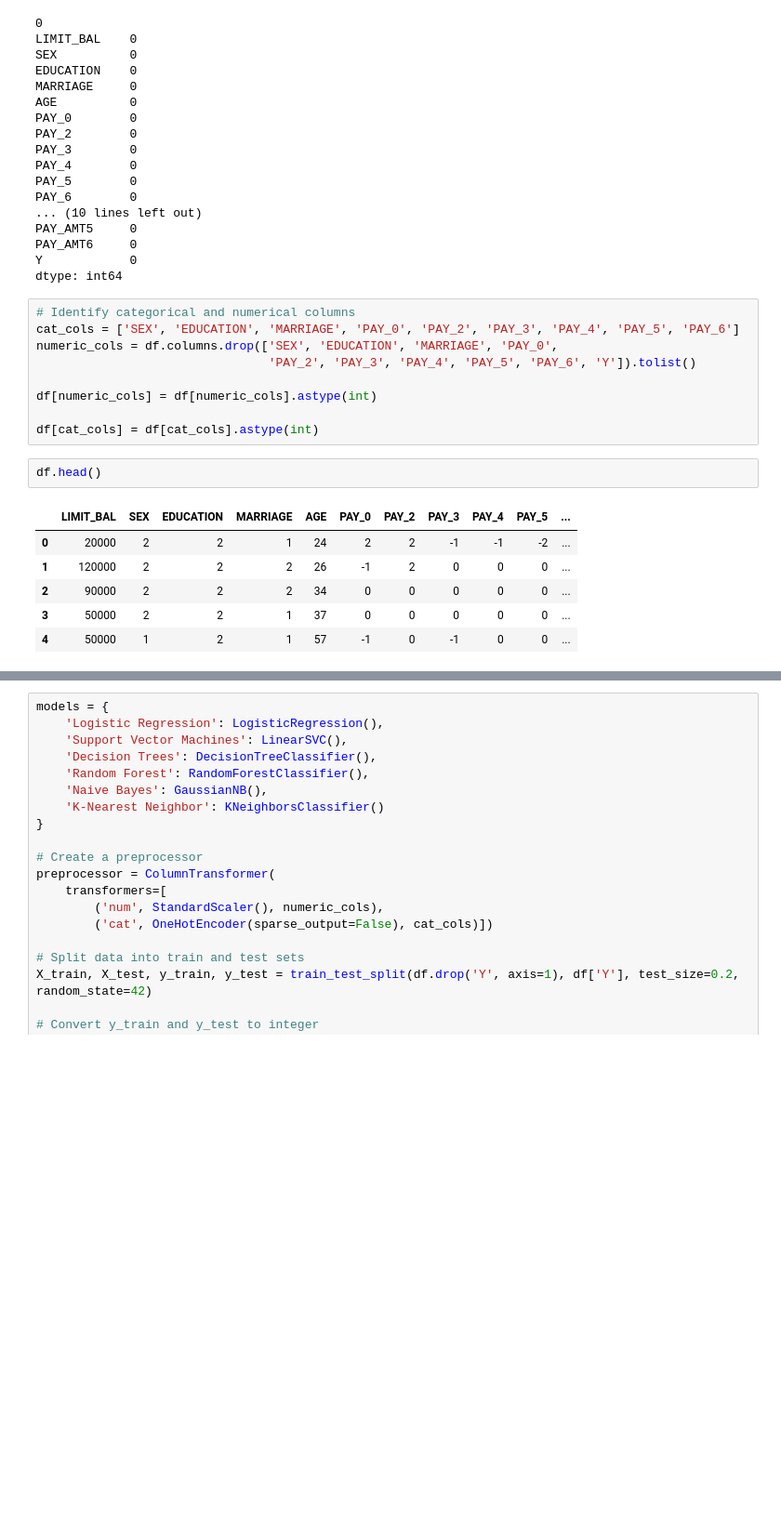
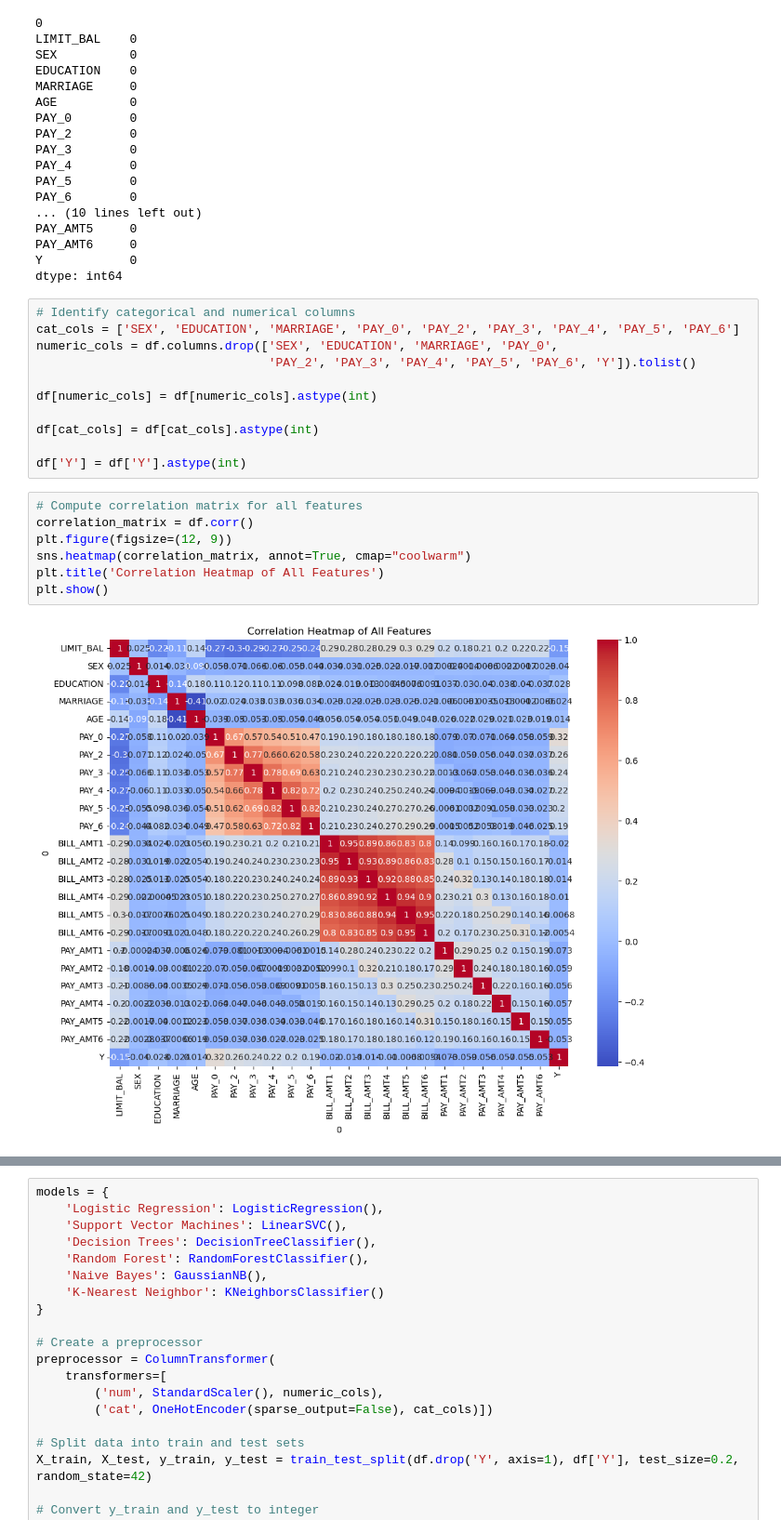
Before and after one commit to BrockAnthony/DS4400FinalProj, a Jupyter notebook: ds4400_proj.ipynb, the cells around one changed output, grey strips where cells are left out. Shown: that part at 93% size. Cells and saved outputs as stored; diff of their text form; blank space fills up the shorter version.

```diff
--- a/ds4400_proj.ipynb
+++ b/ds4400_proj.ipynb
@@ -100,12 +102,14 @@ numeric_cols = df.columns.drop(['SEX', 'EDUCATION', 'MARRIAGE', 'PAY_0',
 df[numeric_cols] = df[numeric_cols].astype(int)
 
 df[cat_cols] = df[cat_cols].astype(int)
+
+df['Y'] = df['Y'].astype(int)
-# %%
-df.head()
-# %% [output]
-|  | LIMIT_BAL | SEX | EDUCATION | MARRIAGE | AGE | PAY_0 | PAY_2 | PAY_3 | PAY_4 | PAY_5 | ... |
-| 0 | 20000 | 2 | 2 | 1 | 24 | 2 | 2 | -1 | -1 | -2 | ... |
-| 1 | 120000 | 2 | 2 | 2 | 26 | -1 | 2 | 0 | 0 | 0 | ... |
-| 2 | 90000 | 2 | 2 | 2 | 34 | 0 | 0 | 0 | 0 | 0 | ... |
-| 3 | 50000 | 2 | 2 | 1 | 37 | 0 | 0 | 0 | 0 | 0 | ... |
-| 4 | 50000 | 1 | 2 | 1 | 57 | -1 | 0 | -1 | 0 | 0 | ... |
+# %%
+# Compute correlation matrix for all features
+correlation_matrix = df.corr()
+plt.figure(figsize=(12, 9))
+sns.heatmap(correlation_matrix, annot=True, cmap="coolwarm")
+plt.title('Correlation Heatmap of All Features')
+plt.show()
+# %% [output]
+[figure, added]
```
Also changed, not shown: parts of 4 cells of this notebook, 1 other file.
